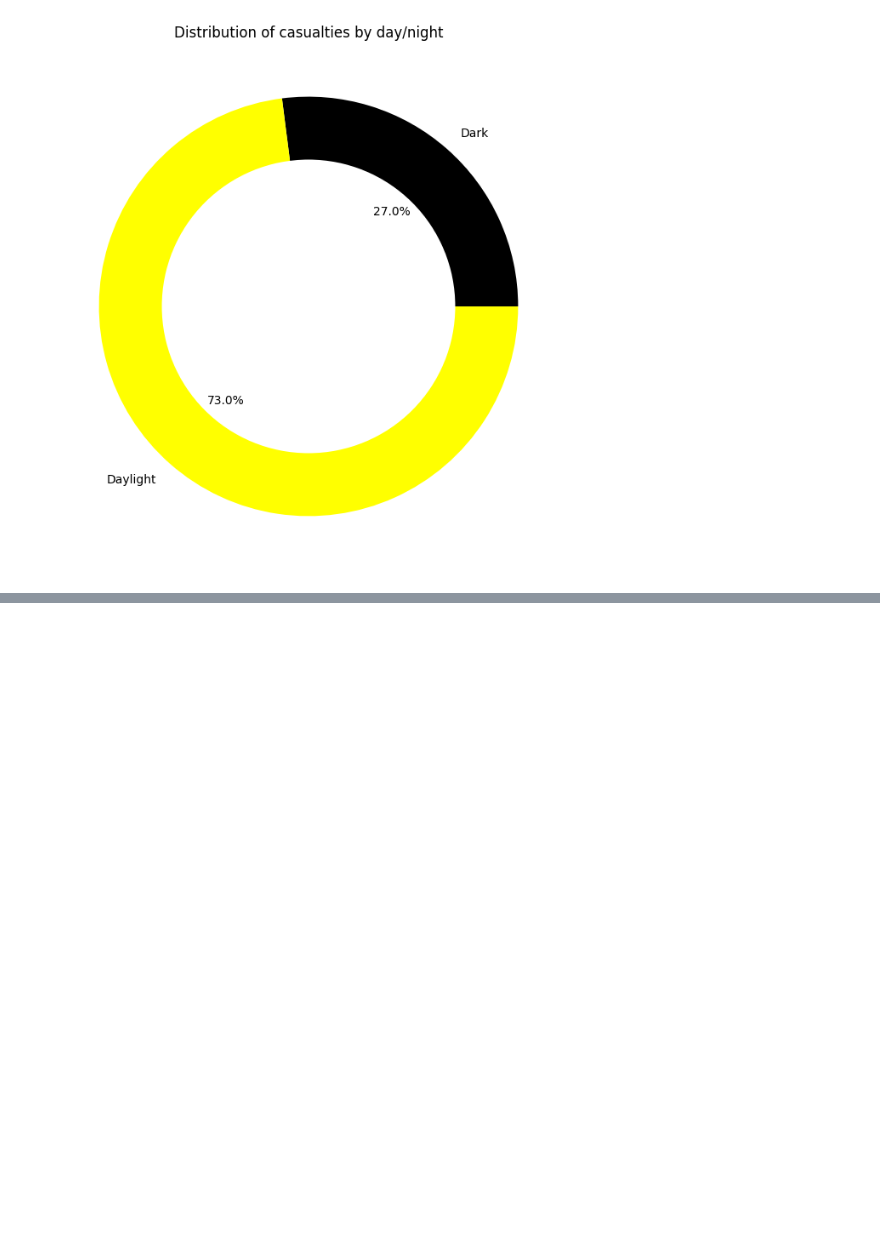
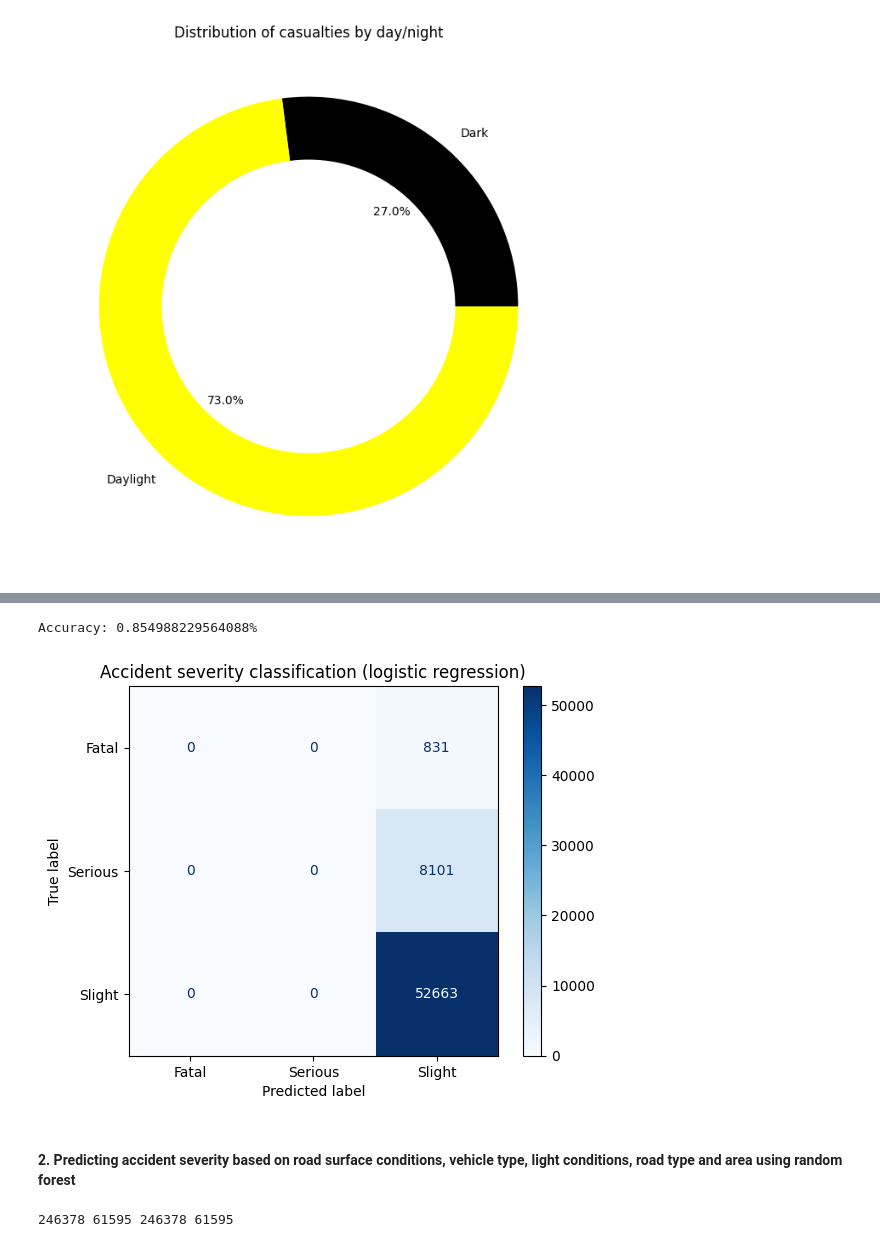
Before and after one commit to seejl25/road_accident_analysis, a Jupyter notebook: road_accident_analysis.ipynb, the cells around one changed output, grey strips where cells are left out. Drawn from its saved outputs; the diff is of its cells as text; code cells hidden in the pictures; blank space fills up the shorter version.

Commit message:
added predictive modelling

```diff
--- a/road_accident_analysis.ipynb
+++ b/road_accident_analysis.ipynb
@@ -467,0 +478,11 @@ plt.show()
+# %%
+# create train and test data sets
+X = road_accident_main[['Road_Surface_Conditions', 'Vehicle_Type', 'Light_Conditions', 'Road_Type', 'Urban_or_Rural_Area']]
+y = road_accident_main['Accident_Severity']
+
+# Convert to numeric data
+X = pd.get_dummies(X, drop_first=True)
+
+X_train, X_test, y_train, y_test = train_test_split(X, y, test_size=0.2, random_state=42)
+
+print(len(X_train), len(X_test), len(y_train), len(y_test))
@@ -467,0 +491,6 @@ plt.show()
+# %%
+# define model
+model = LogisticRegression(multi_class='multinomial', solver='lbfgs')
+# %%
+# Training of model
+model.fit(X_train, y_train)
@@ -467,0 +499,4 @@ plt.show()
+# %%
+# PRediction on test set
+y_pred = model.predict(X_test)
+y_pred
@@ -467,0 +518,18 @@ plt.show()
+# %%
+accuracy = accuracy_score(y_test, y_pred)
+print(f"Accuracy: {accuracy}%")
+# %% [output]
+Accuracy: 0.854988229564088%
+# %%
+# Confusion matrix for results
+from sklearn.metrics import confusion_matrix, ConfusionMatrixDisplay
+cm = confusion_matrix(y_test, y_pred, labels=model.classes_)
+
+display = ConfusionMatrixDisplay(confusion_matrix=cm, display_labels=model.classes_)
+display.plot(cmap='Blues')
+plt.title("Accident severity classification (logistic regression)")
+plt.show()
+# %% [output]
+[figure, added]
+# %% [markdown]
+#### 2. Predicting accident severity based on road surface conditions, vehicle type, light conditions, road type and area using random forest
@@ -467,0 +538,13 @@ plt.show()
+# %%
+# create train and test data sets
+X = road_accident_main[['Road_Surface_Conditions', 'Vehicle_Type', 'Light_Conditions', 'Road_Type', 'Urban_or_Rural_Area']]
+y = road_accident_main['Accident_Severity']
+
+# Convert to numeric data
+X = pd.get_dummies(X, drop_first=True)
+
+X_train, X_test, y_train, y_test = train_test_split(X, y, test_size=0.2, random_state=42)
+
+print(len(X_train), len(X_test), len(y_train), len(y_test))
+# %% [output]
+246378 61595 246378 61595
```
Also changed, not shown: parts of 15 cells of this notebook.
